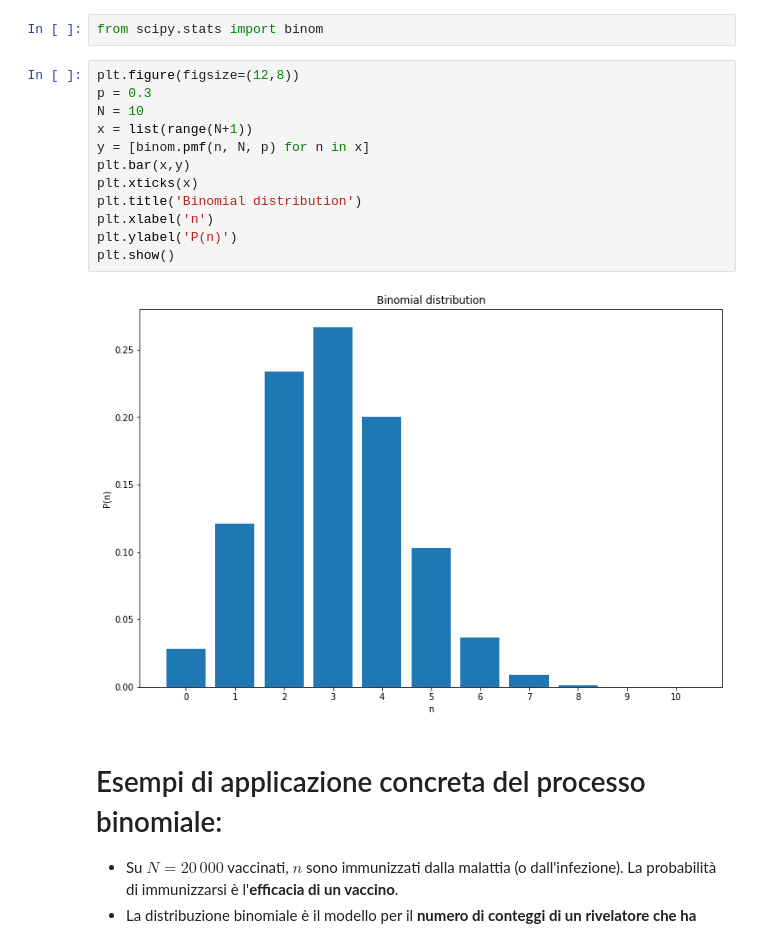
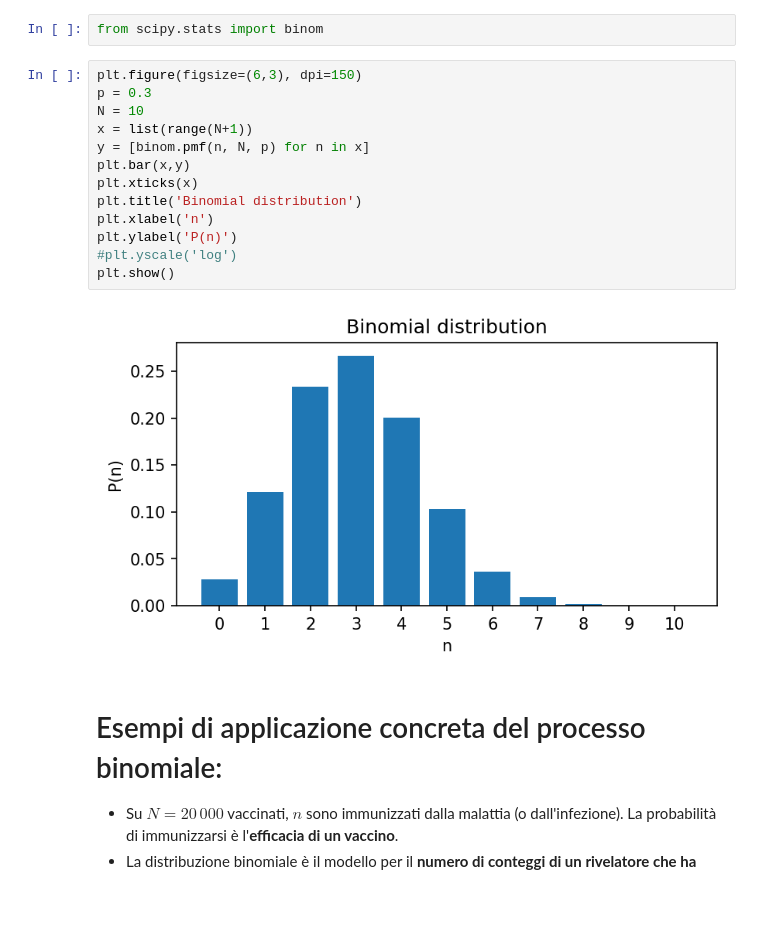
Before and after one commit to lucalista/analisi-dati-2022, a Jupyter notebook: 04.02.00__Alcune_distribuzioni_discrete.ipynb, the cells around one changed output. Drawn from its saved outputs; the diff is of its cells as text; blank space fills up the shorter version.

```diff
--- a/04.02.00__Alcune_distribuzioni_discrete.ipynb
+++ b/04.02.00__Alcune_distribuzioni_discrete.ipynb
@@ -173,19 +178,20 @@ $P(n;N, p) = \left(\begin{array}{c} n \\ N \end{array}\right) p^n(1-p)^{N-n} = \
 # %%
 from scipy.stats import binom
 # %%
-plt.figure(figsize=(12,8))
+plt.figure(figsize=(6,3), dpi=150)
 p = 0.3
 N = 10
 x = list(range(N+1))
 y = [binom.pmf(n, N, p) for n in x]
 plt.bar(x,y)
 plt.xticks(x)
 plt.title('Binomial distribution')
 plt.xlabel('n')
 plt.ylabel('P(n)')
+#plt.yscale('log')
 plt.show()
 # %% [output]
-[figure, old version]
+[figure, new version]
 # %% [markdown]
 # Esempi di applicazione concreta del processo binomiale:
 * Su $N=20\,000$ vaccinati, $n$ sono immunizzati dalla malattia (o dall'infezione). La probabilità di immunizzarsi è l'**efficacia di un vaccino**.
```
Also changed, not shown: parts of 16 cells of this notebook.
